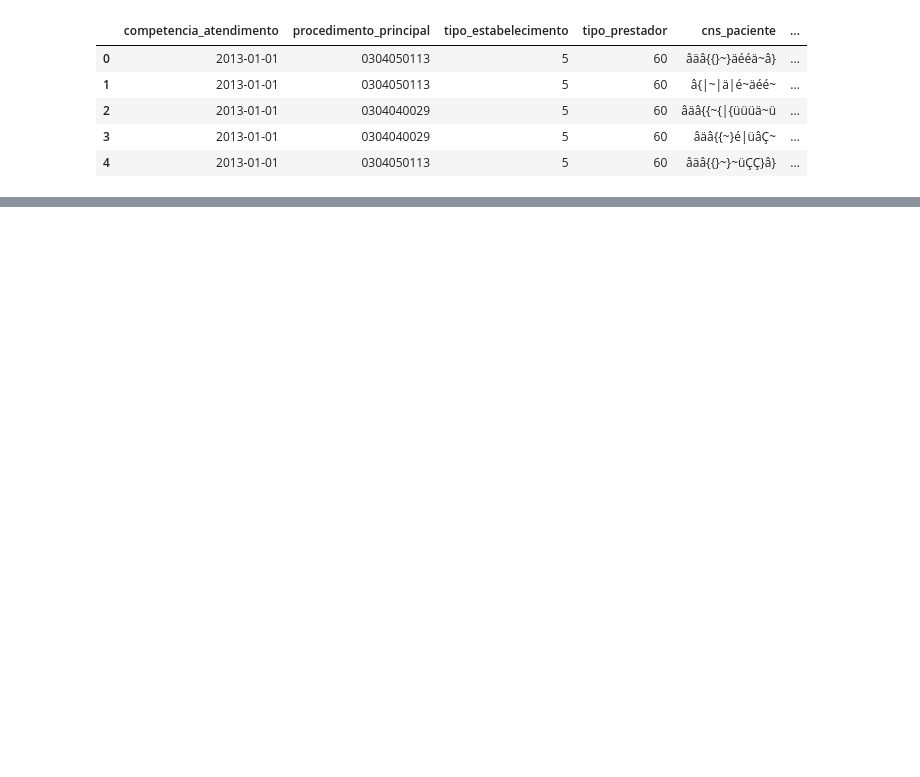
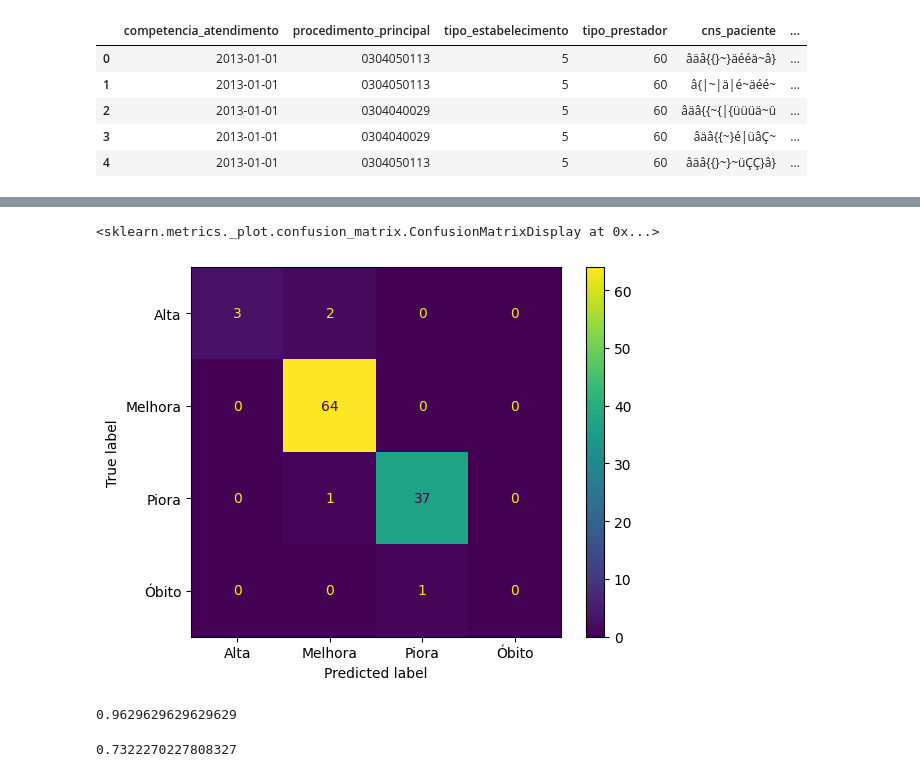
Before and after one commit to TiamatCod3/ia-saude, a Jupyter notebook: src/analise.ipynb, the cells around one changed output, grey strips where cells are left out. Drawn from its saved outputs; the diff is of its cells as text; code cells hidden in the pictures; blank space fills up the shorter version.

```diff
--- a/src/analise.ipynb
+++ b/src/analise.ipynb
@@ -552,0 +759,14 @@ Name: desfecho, dtype: int64
+# %%
+confusion_matrix(y_val, y_pred)
+ConfusionMatrixDisplay.from_predictions(y_val, y_pred)
+# %% [output]
+<sklearn.metrics._plot.confusion_matrix.ConfusionMatrixDisplay at 0x...>
+[figure, added]
+# %%
+accuracy_score(y_val, y_pred)
+# %% [output]
+0.9629629629629629
+# %%
+print(precision_score(y_val, y_pred, average='macro'))
+# %% [output]
+0.7322270227808327
```
Also changed, not shown: parts of 49 cells of this notebook.
